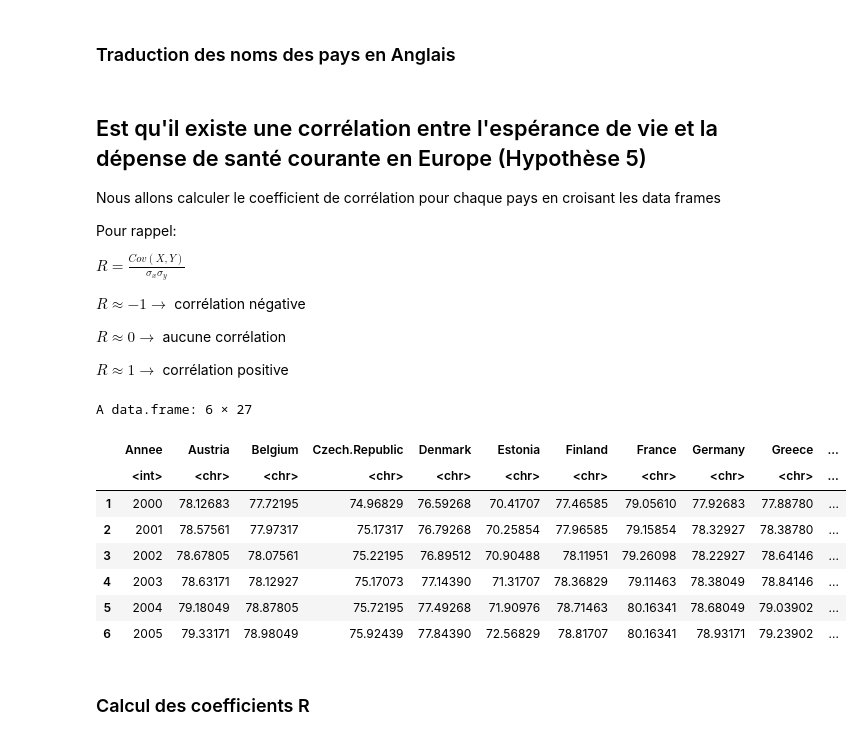
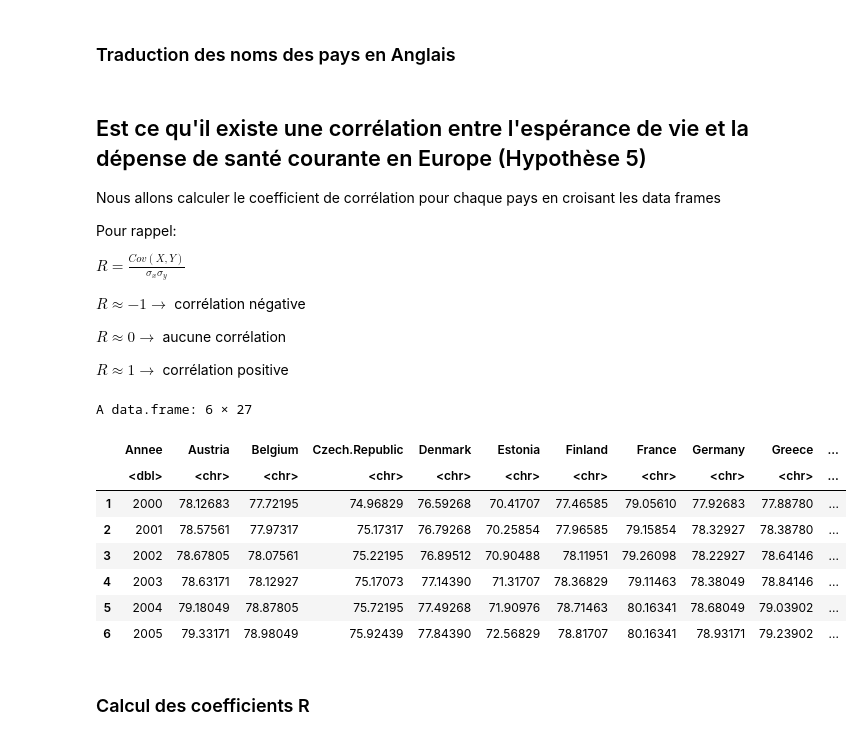
Before and after one commit to saundersp/EtudePopulationMondiale, a Jupyter notebook: Étude de l'évolution de la population mondiale.ipynb, the cells around one changed output. Drawn from its saved outputs; the diff is of its cells as text; code cells hidden in the pictures.

```diff
--- a/Étude de l'évolution de la population mondiale.ipynb
+++ b/Étude de l'évolution de la population mondiale.ipynb
@@ -77,0 +74,6 @@ print(sprintf("Le fichier estim.xlsx posséde %d * %d lignes", ncol(estim), nrow
+# %%
+estim = read.csv("data/data.csv", stringsAsFactors = TRUE)
+estim = estim[-c((nrow(estim) - 4) : nrow(estim)),] # Suppression des filigranes
+colnames(estim)[1] = "Country.Name" # Correction caractère UTF-8
+print(sprintf("Le fichier estim.xlsx possède %d * %d lignes", ncol(estim), nrow(estim)))
+head(estim)
@@ -575,7 +551,7 @@ trad = c('Annee', 'Switzerland', 'Germany', 'France', 'Sweden', 'Denmark', 'Belg
          'New Zealand', 'Portugal', 'Finland', 'Spain', 'Italy', 'Iceland', 'Greece', 'Czech Republic', 'Ireland', 'Lithuania', 'Slovak Republic',
          'Hungary', 'Estonia', 'Poland', 'Latvia', 'Luxembourg')
 # %% [markdown]
-## Est qu'il existe une corrélation entre l'espérance de vie et la dépense de santé courante en Europe (Hypothèse 5)
+## Est ce qu'il existe une corrélation entre l'espérance de vie et la dépense de santé courante en Europe (Hypothèse 5)
 
 Nous allons calculer le coefficient de corrélation pour chaque pays en croisant les data frames
 
@@ -589,17 +565,17 @@ $R \approx 0 \rightarrow$ aucune corrélation
 
 $R \approx 1 \rightarrow$ corrélation positive
 # %%
-esp = estim[estim$'Series Code' == 'SP.DYN.LE00.IN' & estim$'Country Name' %in% trad, c(1,45:60)]
+esp = estim[estim$'Series.Code' == 'SP.DYN.LE00.IN' & estim$'Country.Name' %in% trad, c(1, 45 : 60)]
 esp = t(as.data.frame(esp))
 rownames(esp) = NULL
-colnames(esp) = esp[1,]
-esp = esp[-c(1),]
-esp = data.frame(Annee = (2000:2015), esp)
+colnames(esp) = esp[1, ]
+esp = esp[-c(1), ]
+esp = data.frame(Annee = (0:15) + 2e3, esp)
 head(esp)
 # %% [output]
 A data.frame: 6 × 27
 |  | Annee | Austria | Belgium | Czech.Republic | Denmark | Estonia | Finland | France | Germany | Greece | ... |
-|  | <int> | <chr> | <chr> | <chr> | <chr> | <chr> | <chr> | <chr> | <chr> | <chr> | ... |
+|  | <dbl> | <chr> | <chr> | <chr> | <chr> | <chr> | <chr> | <chr> | <chr> | <chr> | ... |
 | 1 | 2000 | 78.12683 | 77.72195 | 74.96829 | 76.59268 | 70.41707 | 77.46585 | 79.05610 | 77.92683 | 77.88780 | ... |
 | 2 | 2001 | 78.57561 | 77.97317 | 75.17317 | 76.79268 | 70.25854 | 77.96585 | 79.15854 | 78.32927 | 78.38780 | ... |
 | 3 | 2002 | 78.67805 | 78.07561 | 75.22195 | 76.89512 | 70.90488 | 78.11951 | 79.26098 | 78.22927 | 78.64146 | ... |
```
Also changed, not shown: parts of 42 cells of this notebook, 5 other files.
